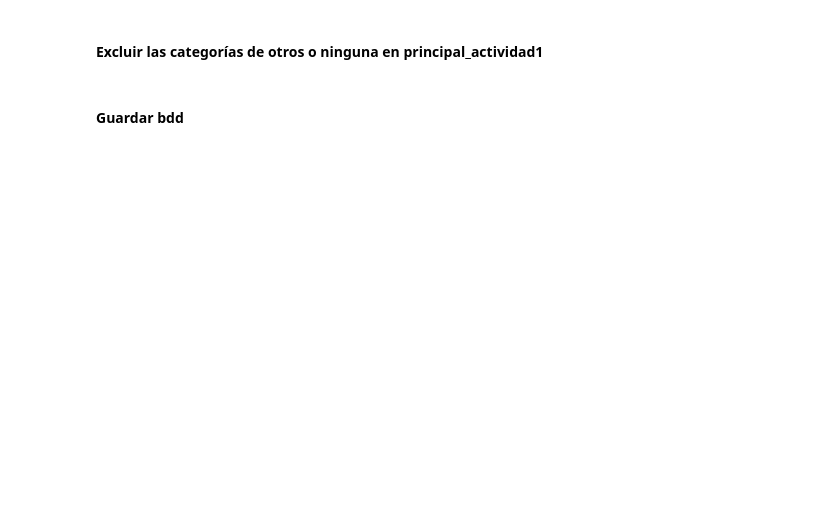
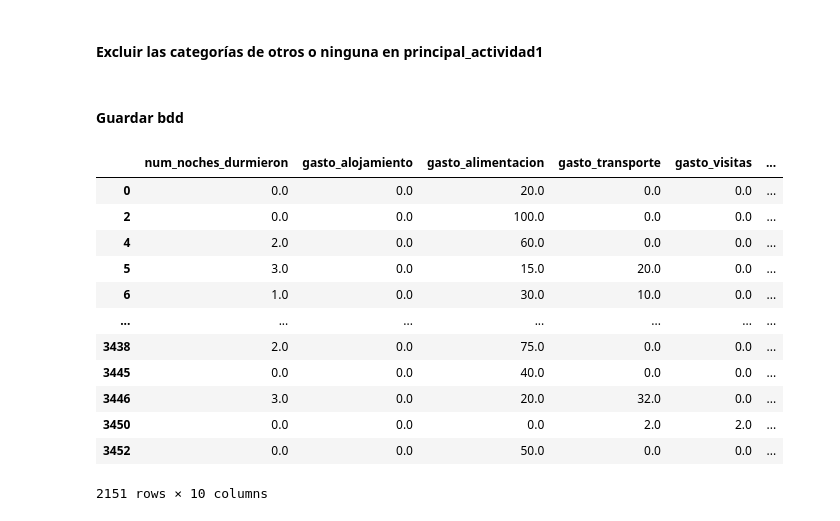
Before and after one commit to Alex310599/kmedoides, a Jupyter notebook: limpieza/limpieza.ipynb, the cells around one changed output. Drawn from its saved outputs; the diff is of its cells as text; code cells hidden in the pictures; blank space fills up the shorter version.

```diff
--- a/limpieza/limpieza.ipynb
+++ b/limpieza/limpieza.ipynb
@@ -198,3 +214,18 @@ base_turismo = base_turismo[~base_turismo["principal_actividad1"].isin(["Otras",
 #### **Guardar bdd**
 # %%
 base_turismo.to_excel(r"..\bdd\bdd_limpia\base_turismo_clean.xlsx", index=False)
+base_turismo
+# %% [output]
+|  | num_noches_durmieron | gasto_alojamiento | gasto_alimentacion | gasto_transporte | gasto_visitas | ... |
+| 0 | 0.0 | 0.0 | 20.0 | 0.0 | 0.0 | ... |
+| 2 | 0.0 | 0.0 | 100.0 | 0.0 | 0.0 | ... |
+| 4 | 2.0 | 0.0 | 60.0 | 0.0 | 0.0 | ... |
+| 5 | 3.0 | 0.0 | 15.0 | 20.0 | 0.0 | ... |
+| 6 | 1.0 | 0.0 | 30.0 | 10.0 | 0.0 | ... |
+| ... | ... | ... | ... | ... | ... | ... |
+| 3438 | 2.0 | 0.0 | 75.0 | 0.0 | 0.0 | ... |
+| 3445 | 0.0 | 0.0 | 40.0 | 0.0 | 0.0 | ... |
+| 3446 | 3.0 | 0.0 | 20.0 | 32.0 | 0.0 | ... |
+| 3450 | 0.0 | 0.0 | 0.0 | 2.0 | 2.0 | ... |
+| 3452 | 0.0 | 0.0 | 50.0 | 0.0 | 0.0 | ... |
+2151 rows × 10 columns
```
Also changed, not shown: parts of 2 cells of this notebook, 7 other files.
